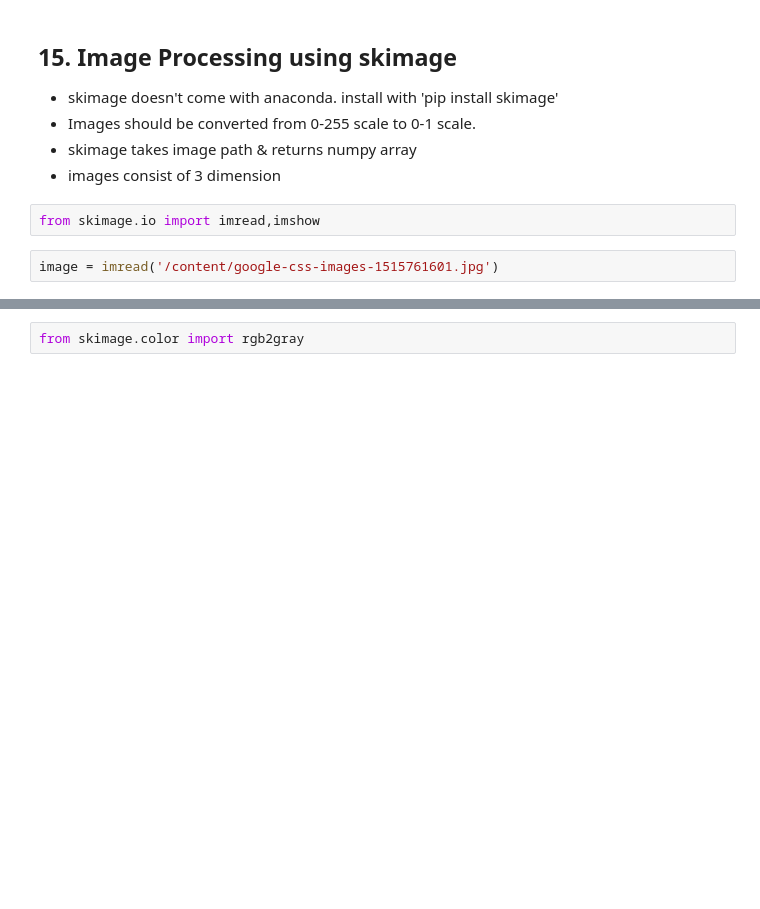
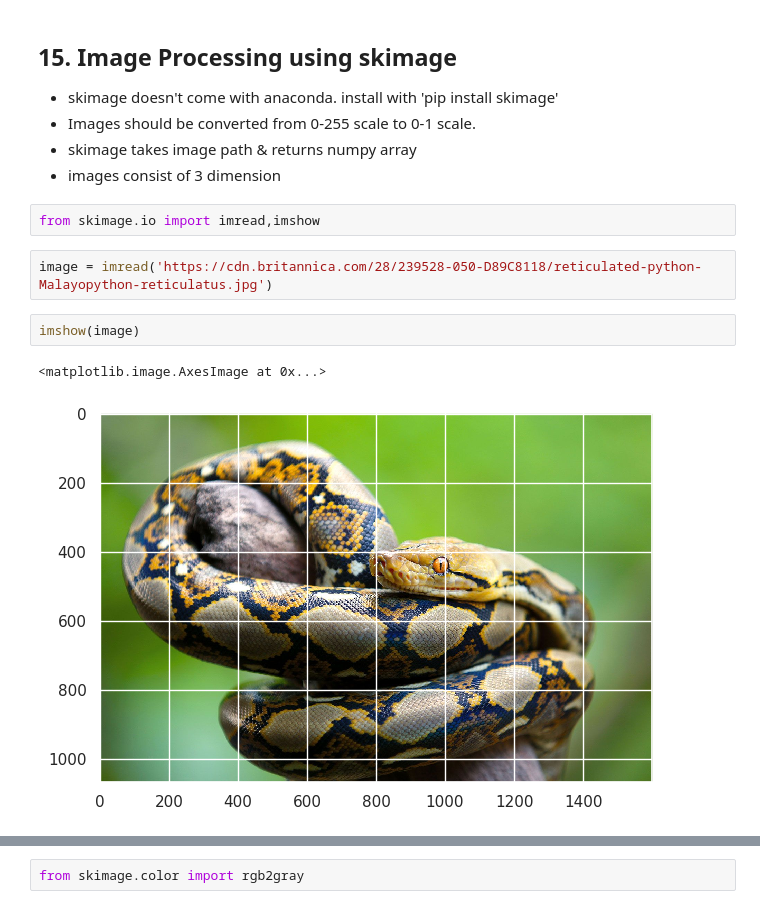
Before and after one commit to Shuaibiqbal/Ml_Zero_to_hero, a Jupyter notebook: 02_Data_Preprocessing/DataPreprocessing.ipynb, the cells around one changed output, grey strips where cells are left out. Cells and saved outputs as stored; diff of their text form; blank space fills up the shorter version.

```diff
--- a/02_Data_Preprocessing/DataPreprocessing.ipynb
+++ b/02_Data_Preprocessing/DataPreprocessing.ipynb
@@ -731,8 +892,13 @@ array([[ 0.        , -0.37796447,  0.75592895, -0.37796447,  0.37796447],
 * images consist of 3 dimension
 # %%
 from skimage.io import imread,imshow
-# %%
-image = imread('/content/google-css-images-1515761601.jpg')
+# %%
+image = imread('https://cdn.britannica.com/28/239528-050-D89C8118/reticulated-python-Malayopython-reticulatus.jpg')
+# %%
+imshow(image)
+# %% [output]
+<matplotlib.image.AxesImage at 0x...>
+[figure, added]
 # %%
 image.shape  #height, width, colors range
 # %% [output]
```
Also changed, not shown: parts of 42 cells of this notebook, 1 other file.
